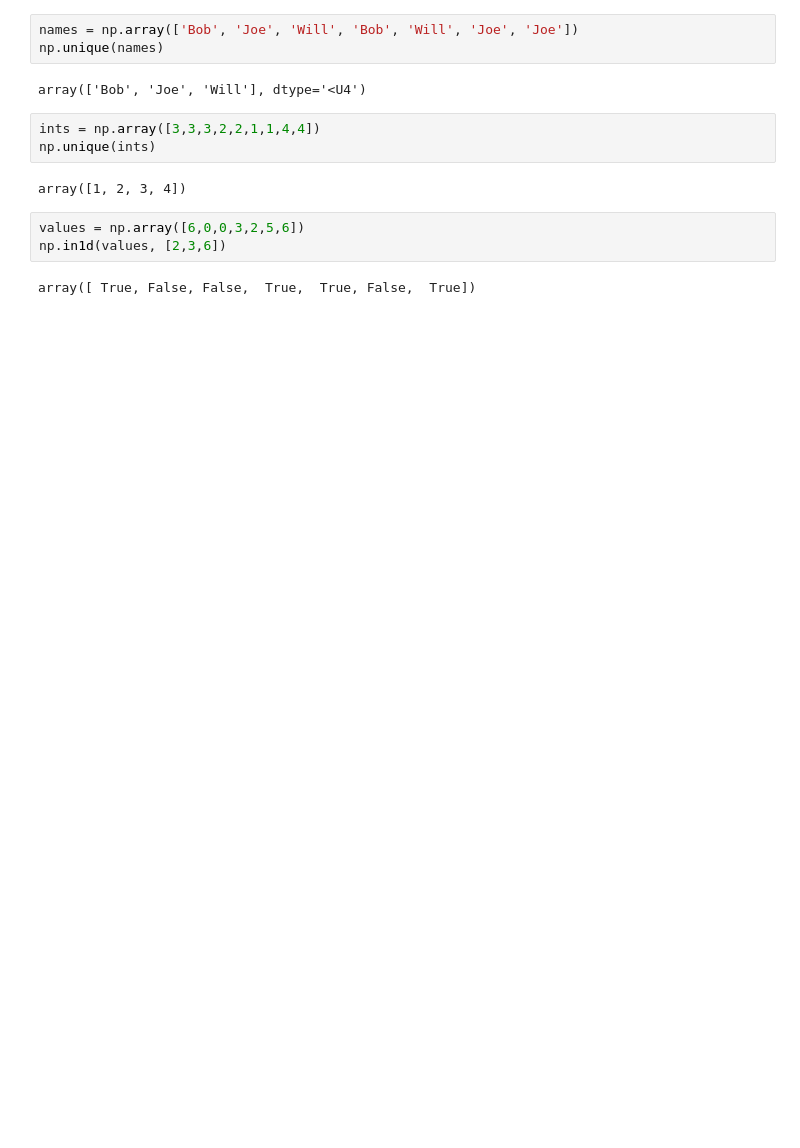
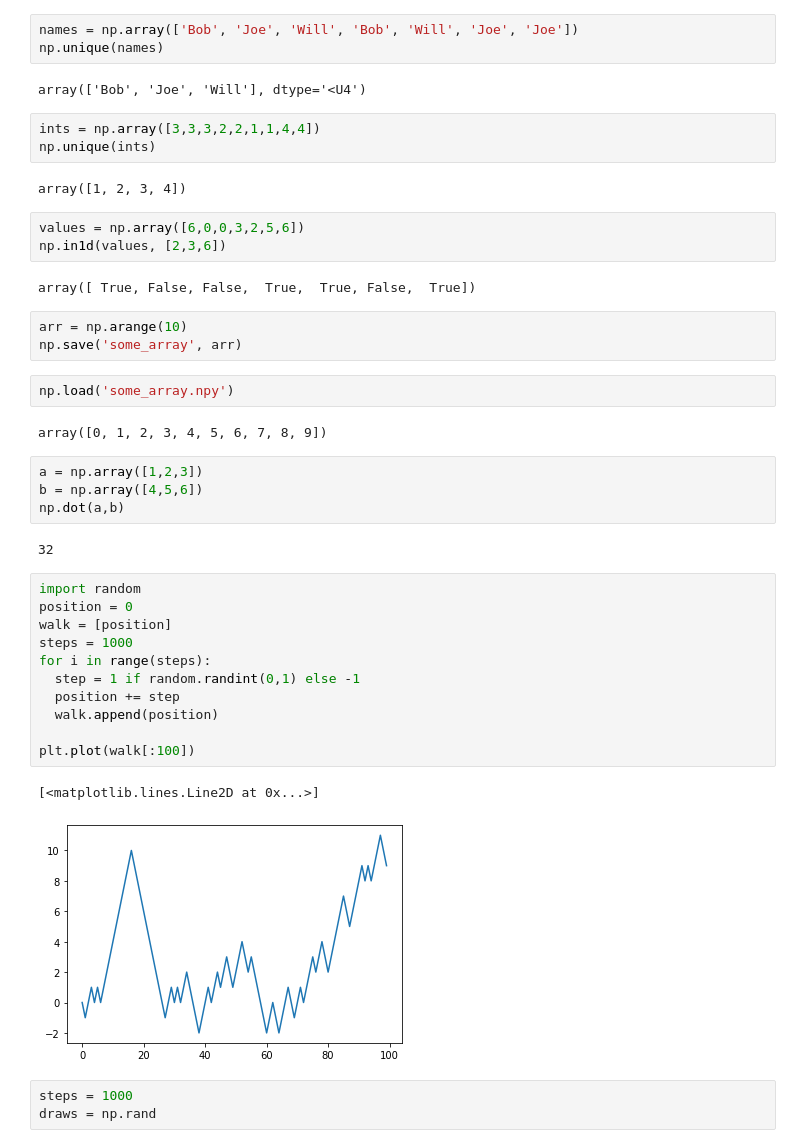
Before and after one commit to oscar1234456/Numpy_Practice, a Jupyter notebook: Numpy_practice.ipynb, the cells around one changed output. Cells and saved outputs as stored; diff of their text form; blank space fills up the shorter version.

```diff
--- a/Numpy_practice.ipynb
+++ b/Numpy_practice.ipynb
@@ -762,3 +762,33 @@ values = np.array([6,0,0,3,2,5,6])
 np.in1d(values, [2,3,6])
 # %% [output]
 array([ True, False, False,  True,  True, False,  True])
+# %%
+arr = np.arange(10)
+np.save('some_array', arr)
+# %%
+np.load('some_array.npy')
+# %% [output]
+array([0, 1, 2, 3, 4, 5, 6, 7, 8, 9])
+# %%
+a = np.array([1,2,3])
+b = np.array([4,5,6])
+np.dot(a,b)
+# %% [output]
+32
+# %%
+import random
+position = 0
+walk = [position]
+steps = 1000
+for i in range(steps):
+  step = 1 if random.randint(0,1) else -1
+  position += step
+  walk.append(position)
+
+plt.plot(walk[:100])
+# %% [output]
+[<matplotlib.lines.Line2D at 0x...>]
+[figure, added]
+# %%
+steps = 1000
+draws = np.rand
```
